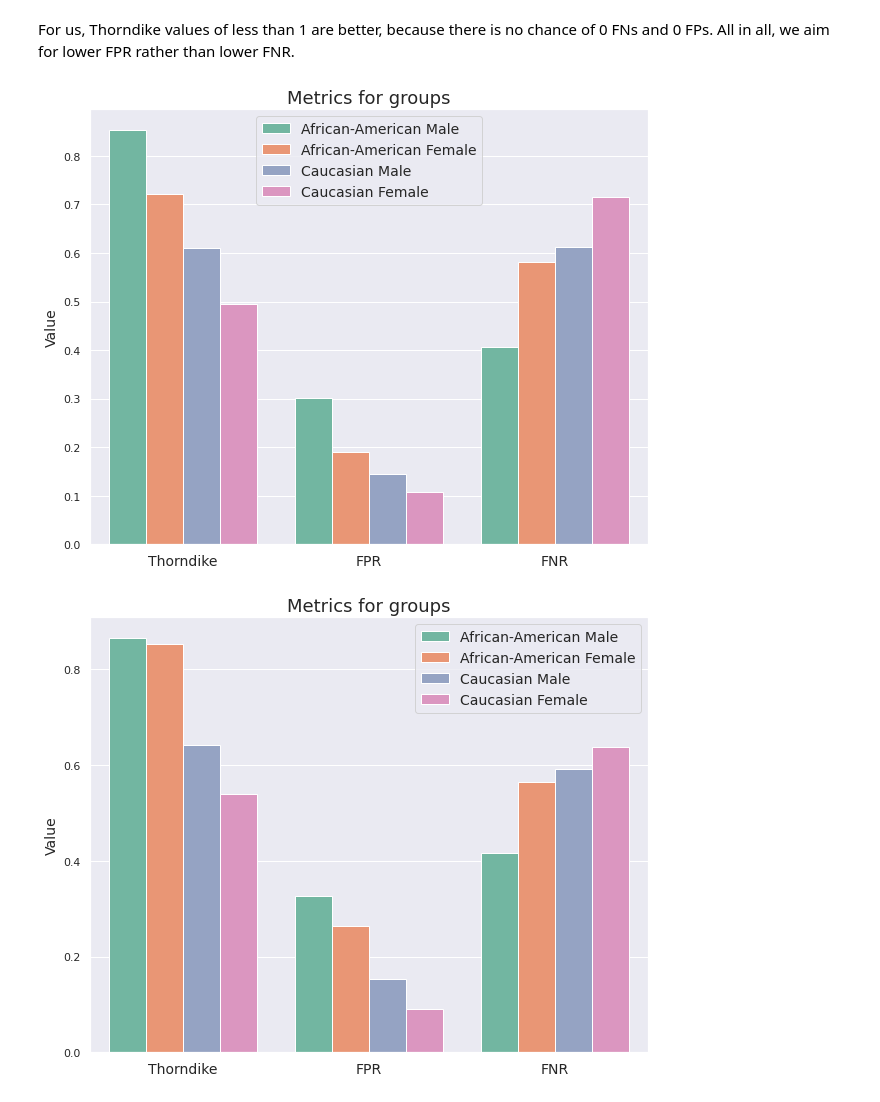
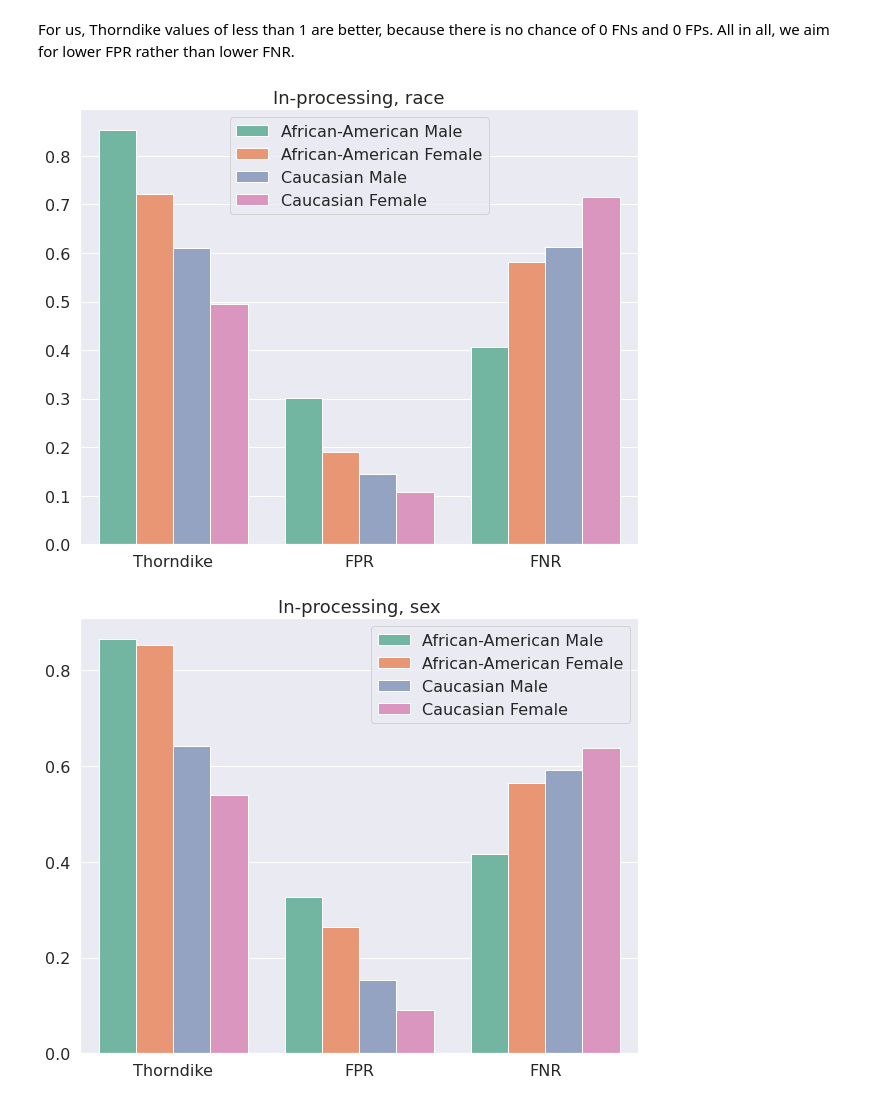
Before and after one commit to llmlks/fairness-recidivism, a Jupyter notebook: Project3.ipynb, the cells around one changed output. Saved outputs shown, nothing was run; the diff lists cells and outputs as text; code cells hidden in the pictures.

```diff
--- a/Project3.ipynb
+++ b/Project3.ipynb
@@ -946,37 +948,39 @@ sns.barplot(x="variable",
             data=th_df,
             palette='Set2'
            )
-plt.ylabel("Value", size=14)
+plt.ylabel('')
 plt.xlabel('')
-plt.xticks(fontsize=14)
-plt.legend(fontsize=14)
-plt.title("Metrics for groups", size=18)
+plt.xticks(fontsize=16)
+plt.yticks(fontsize=16)
+plt.legend(fontsize=16)
+plt.title("In-processing, race", size=18)
 
 plt.show()
 # %% [output]
-[figure, old version]
+[figure, new version]
 # %%
 th_df = in_sex.assign(Group=[
     'African-American Male', 'African-American Female', 'Caucasian Male', 'Caucasian Female'
 ]).melt(id_vars=['Group'], value_vars=['Thorndike', 'FPR', 'FNR'])
 
 
 plt.figure(figsize=(10, 8))
 sns.barplot(x="variable",
             y="value",
             hue="Group",
             data=th_df,
             palette='Set2'
            )
-plt.ylabel("Value", size=14)
+plt.ylabel("")
 plt.xlabel('')
-plt.xticks(fontsize=14)
-plt.legend(fontsize=14)
-plt.title("Metrics for groups", size=18)
+plt.xticks(fontsize=16)
+plt.yticks(fontsize=16)
+plt.legend(fontsize=16)
+plt.title("In-processing, sex", size=18)
 
 plt.show()
 # %% [output]
-[figure, old version]
+[figure, new version]
 # %%
 th_df = in_race_post_sex.assign(Group=[
     'African-American Male', 'African-American Female', 'Caucasian Male', 'Caucasian Female'
```
Also changed, not shown: parts of 5 cells of this notebook.
